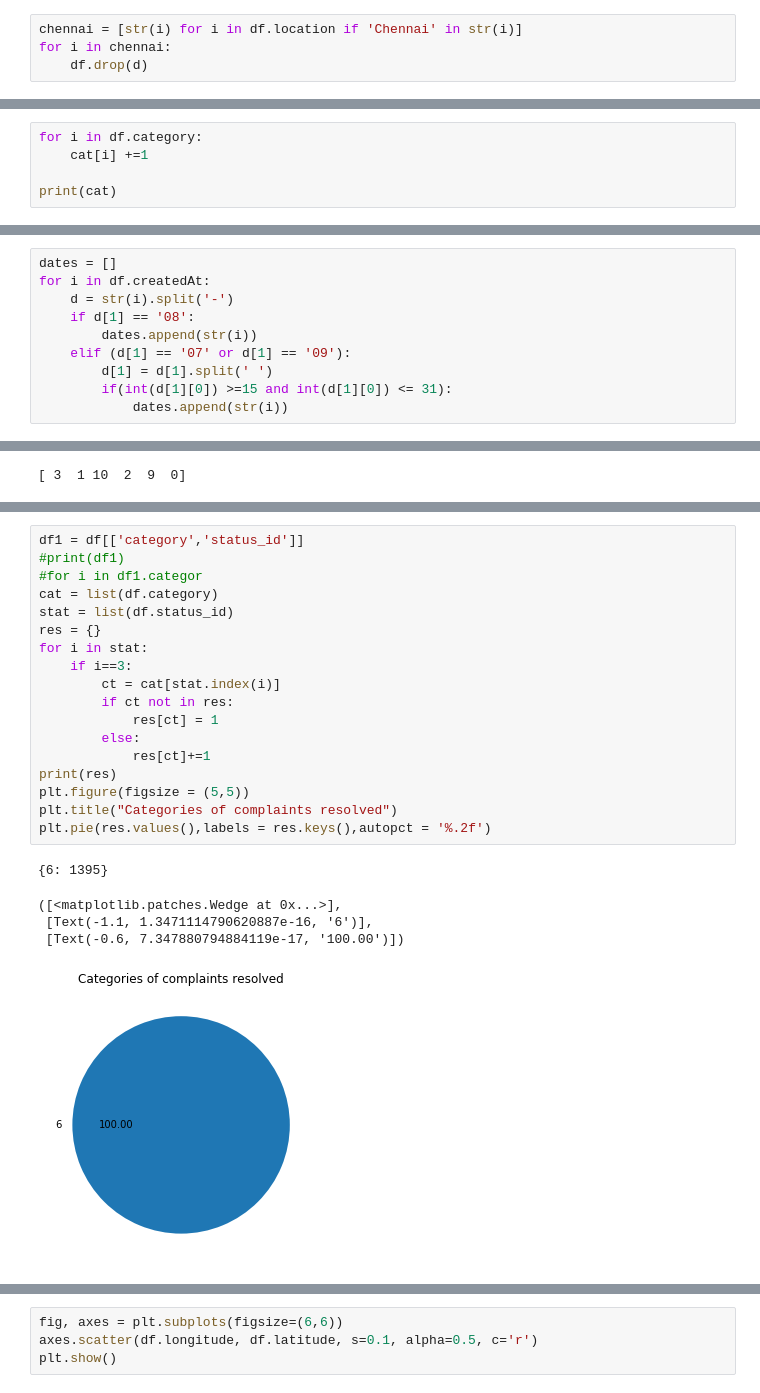
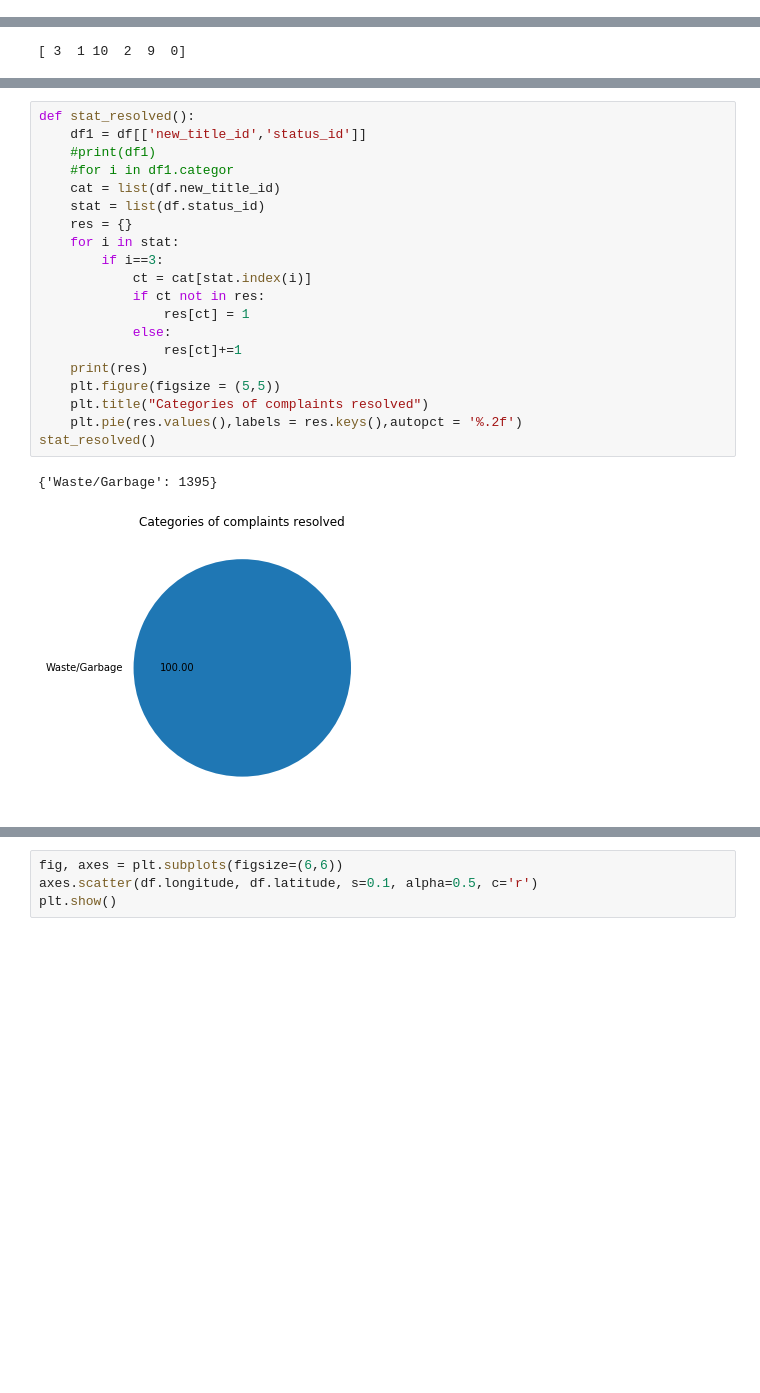
Before and after one commit to ShriyaShankar/Ward-Index, a Jupyter notebook: test.ipynb, the cells around one changed output, grey strips where cells are left out. Cells and saved outputs as stored; diff of their text form; blank space fills up the shorter version.

```diff
--- a/test.ipynb
+++ b/test.ipynb
@@ -136,7 +172,3 @@ plt.pie(cat.values(),labels = cat.keys(),autopct = '%.2f')
   Text(0.5389583466959945, -0.26367385256547554, '1.80'),
   Text(0.5881322104063914, -0.11874553921091979, '6.34')])
 [figure]
-# %%
-chennai = [str(i) for i in df.location if 'Chennai' in str(i)]
-for i in chennai:
-    df.drop(d)
@@ -145,5 +174,0 @@ NameError: name 'd' is not defined
-# %%
-for i in df.category:
-    cat[i] +=1
-
-print(cat)
@@ -158,13 +232,3 @@ plt.hist(df.createdAt,color='purple')
-# %%
-dates = []
-for i in df.createdAt:
-    d = str(i).split('-')
-    if d[1] == '08':
-        dates.append(str(i))
-    elif (d[1] == '07' or d[1] == '09'):
-        d[1] = d[1].split(' ')
-        if(int(d[1][0]) >=15 and int(d[1][0]) <= 31):
-            dates.append(str(i))
 # %%
 print(df.status_id.unique())
 # %% [output]
@@ -216,24 +264,23 @@ The status IDs :  {3: 1395, 1: 6483, 10: 2434, 2: 90, 9: 84, 0: 237}
 # %%
-df1 = df[['category','status_id']]
-#print(df1)
-#for i in df1.categor
-cat = list(df.category)
-stat = list(df.status_id)
-res = {}
-for i in stat:
-    if i==3:
-        ct = cat[stat.index(i)]
-        if ct not in res:
-            res[ct] = 1
-        else:
-            res[ct]+=1
-print(res)
-plt.figure(figsize = (5,5))
-plt.title("Categories of complaints resolved")
-plt.pie(res.values(),labels = res.keys(),autopct = '%.2f')
+def stat_resolved():
+    df1 = df[['new_title_id','status_id']]
+    #print(df1)
+    #for i in df1.categor
+    cat = list(df.new_title_id)
+    stat = list(df.status_id)
+    res = {}
+    for i in stat:
+        if i==3:
+            ct = cat[stat.index(i)]
+            if ct not in res:
+                res[ct] = 1
+            else:
+                res[ct]+=1
+    print(res)
+    plt.figure(figsize = (5,5))
+    plt.title("Categories of complaints resolved")
+    plt.pie(res.values(),labels = res.keys(),autopct = '%.2f')
+stat_resolved()
 # %% [output]
-{6: 1395}
+{'Waste/Garbage': 1395}
-([<matplotlib.patches.Wedge at 0x...>],
- [Text(-1.1, 1.3471114790620887e-16, '6')],
- [Text(-0.6, 7.347880794884119e-17, '100.00')])
-[figure, old version]
+[figure, new version]
```
Also changed, not shown: parts of 17 cells of this notebook, 3 other files.
